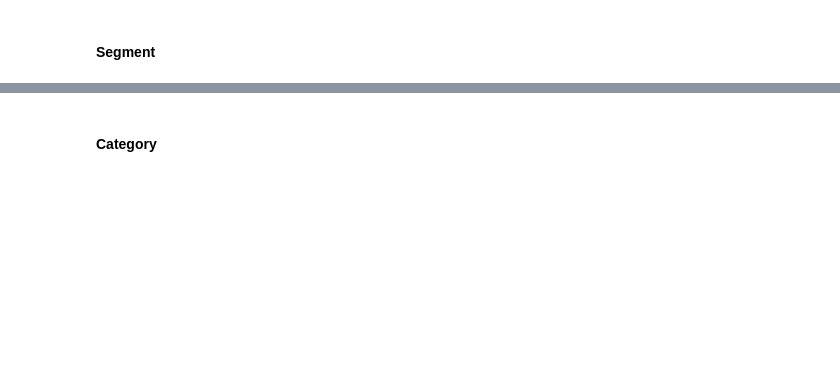
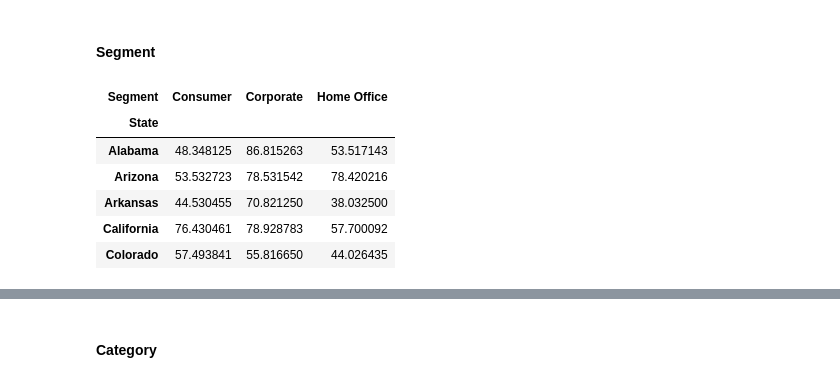
Before and after one commit to livia360/Captone_project2, a Jupyter notebook: Part1_data_wrangling_and_EDA.ipynb, the cells around one changed output, grey strips where cells are left out. Saved outputs shown, nothing was run; the diff lists cells and outputs as text; code cells hidden in the pictures; blank space fills up the shorter version.

```diff
--- a/Part1_data_wrangling_and_EDA.ipynb
+++ b/Part1_data_wrangling_and_EDA.ipynb
@@ -770,5 +911,13 @@ df_shipmode.head()
 # %% [markdown]
 #### Segment
 # %%
-pivot_segment = pd.pivot_table(data=df_cut, index=['State'], columns='Segment', values ='Sales')
+pivot_segment = pd.pivot_table(data=df_cut, index=['State'], columns='Segment', values ='Sales', fill_value=0)
 pivot_segment.head()
+# %% [output]
+| Segment | Consumer | Corporate | Home Office |
+| State |  |  |  |
+| Alabama | 48.348125 | 86.815263 | 53.517143 |
+| Arizona | 53.532723 | 78.531542 | 78.420216 |
+| Arkansas | 44.530455 | 70.821250 | 38.032500 |
+| California | 76.430461 | 78.928783 | 57.700092 |
+| Colorado | 57.493841 | 55.816650 | 44.026435 |
```
Also changed, not shown: parts of 39 cells of this notebook.
